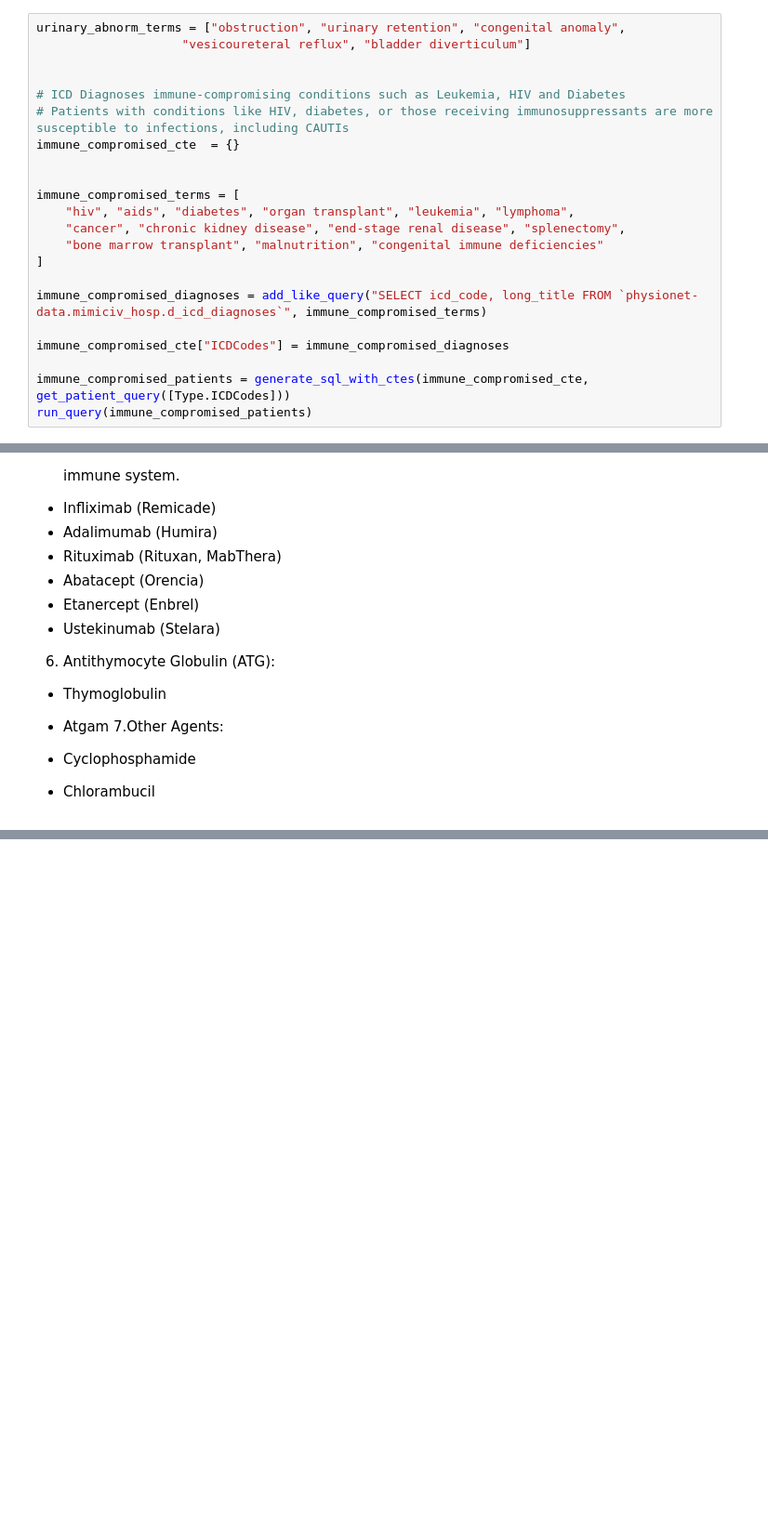
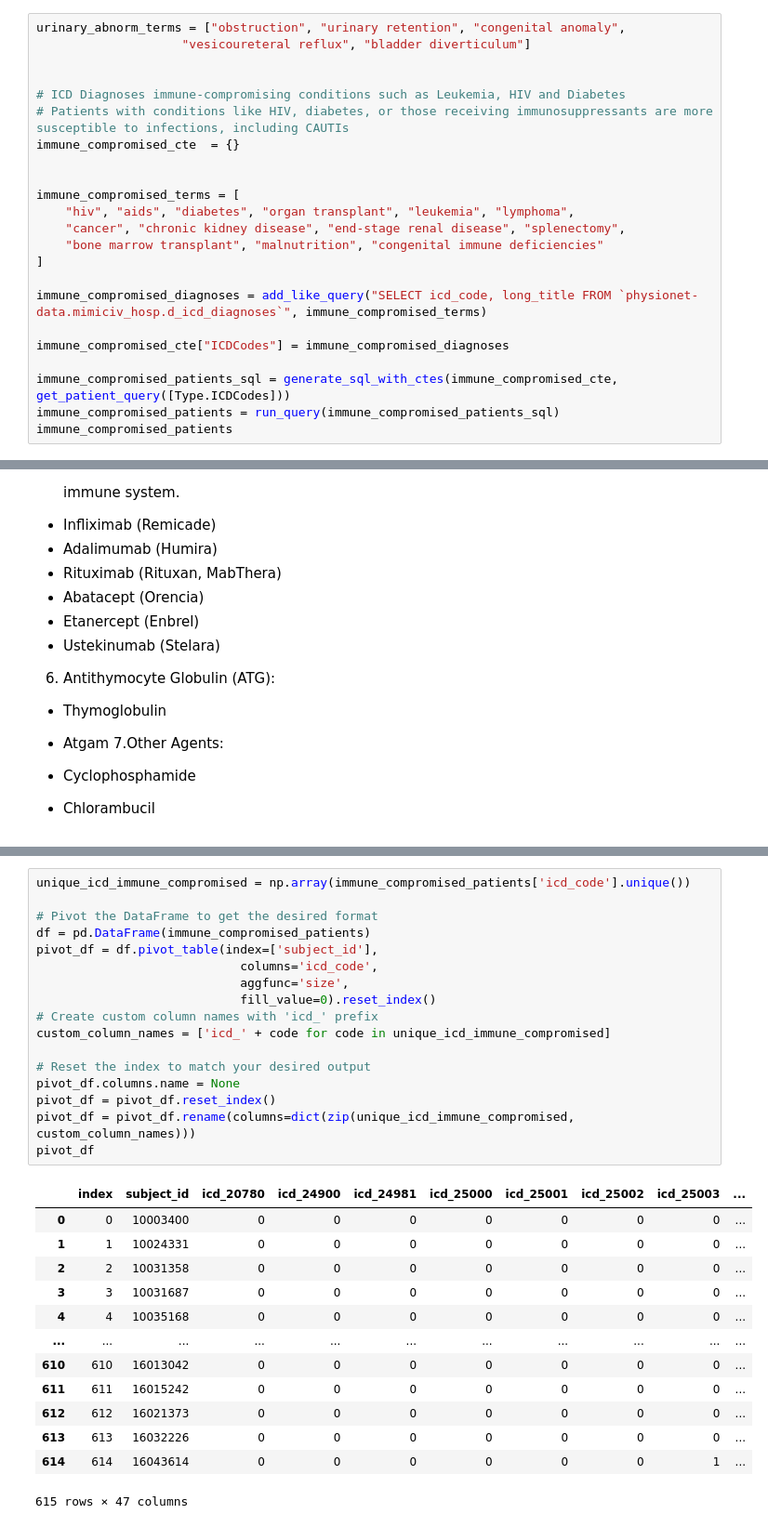
Before and after one commit to wdemichele/COMP90089-VAP-Diagnosis, a Jupyter notebook: HAI_Basic_Info.ipynb, the cells around one changed output, grey strips where cells are left out. Shown: that part at 93% size. Drawn from its saved outputs; the diff is of its cells as text; blank space fills up the shorter version.

```diff
--- a/HAI_Basic_Info.ipynb
+++ b/HAI_Basic_Info.ipynb
@@ -154,8 +208,9 @@ immune_compromised_diagnoses = add_like_query("SELECT icd_code, long_title FROM
 
 immune_compromised_cte["ICDCodes"] = immune_compromised_diagnoses
 
-immune_compromised_patients = generate_sql_with_ctes(immune_compromised_cte, get_patient_query([Type.ICDCodes]))
-run_query(immune_compromised_patients)
+immune_compromised_patients_sql = generate_sql_with_ctes(immune_compromised_cte, get_patient_query([Type.ICDCodes]))
+immune_compromised_patients = run_query(immune_compromised_patients_sql)
+immune_compromised_patients
 # %% [output]
 |  | subject_id | hadm_id | seq_num | icd_code | icd_version | icd_code_1 | long_title | subject_id_1 | hadm_id_1 | ... |
 | 0 | 10003400 | 20214994 | 30 | 40390 | 9 | 40390 | Hypertensive chronic kidney disea... | 10003400 | 20214994 | ... |
@@ -378,0 +556,31 @@ run_query(patients_with_los)
+# %%
+unique_icd_immune_compromised = np.array(immune_compromised_patients['icd_code'].unique())
+
+# Pivot the DataFrame to get the desired format
+df = pd.DataFrame(immune_compromised_patients)
+pivot_df = df.pivot_table(index=['subject_id'],
+                            columns='icd_code',
+                            aggfunc='size',
+                            fill_value=0).reset_index()
+# Create custom column names with 'icd_' prefix
+custom_column_names = ['icd_' + code for code in unique_icd_immune_compromised]
+
+# Reset the index to match your desired output
+pivot_df.columns.name = None
+pivot_df = pivot_df.reset_index()
+pivot_df = pivot_df.rename(columns=dict(zip(unique_icd_immune_compromised, custom_column_names)))
+pivot_df
+# %% [output]
+|  | index | subject_id | icd_20780 | icd_24900 | icd_24981 | icd_25000 | icd_25001 | icd_25002 | icd_25003 | ... |
+| 0 | 0 | 10003400 | 0 | 0 | 0 | 0 | 0 | 0 | 0 | ... |
+| 1 | 1 | 10024331 | 0 | 0 | 0 | 0 | 0 | 0 | 0 | ... |
+| 2 | 2 | 10031358 | 0 | 0 | 0 | 0 | 0 | 0 | 0 | ... |
+| 3 | 3 | 10031687 | 0 | 0 | 0 | 0 | 0 | 0 | 0 | ... |
+| 4 | 4 | 10035168 | 0 | 0 | 0 | 0 | 0 | 0 | 0 | ... |
+| ... | ... | ... | ... | ... | ... | ... | ... | ... | ... | ... |
+| 610 | 610 | 16013042 | 0 | 0 | 0 | 0 | 0 | 0 | 0 | ... |
+| 611 | 611 | 16015242 | 0 | 0 | 0 | 0 | 0 | 0 | 0 | ... |
+| 612 | 612 | 16021373 | 0 | 0 | 0 | 0 | 0 | 0 | 0 | ... |
+| 613 | 613 | 16032226 | 0 | 0 | 0 | 0 | 0 | 0 | 0 | ... |
+| 614 | 614 | 16043614 | 0 | 0 | 0 | 0 | 0 | 0 | 1 | ... |
+615 rows × 47 columns
```
Also changed, not shown: parts of 51 cells of this notebook.
